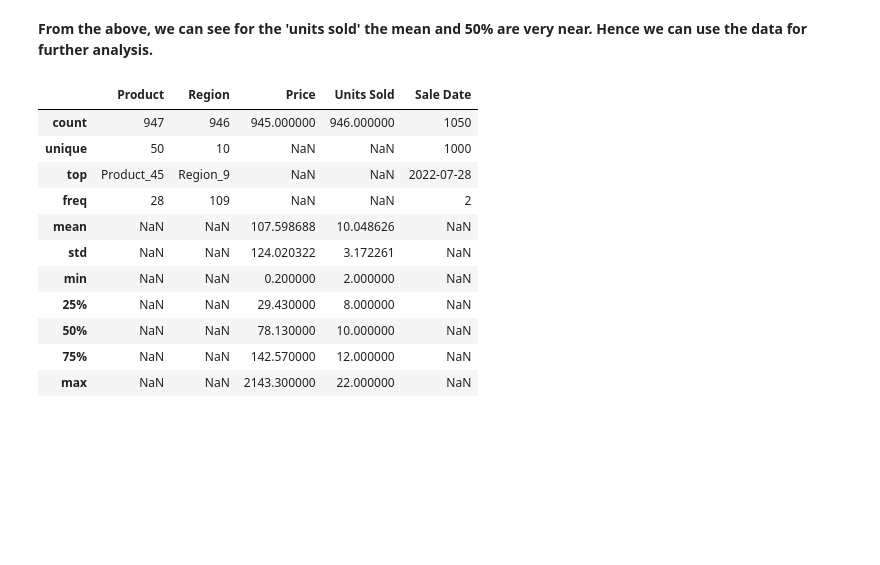
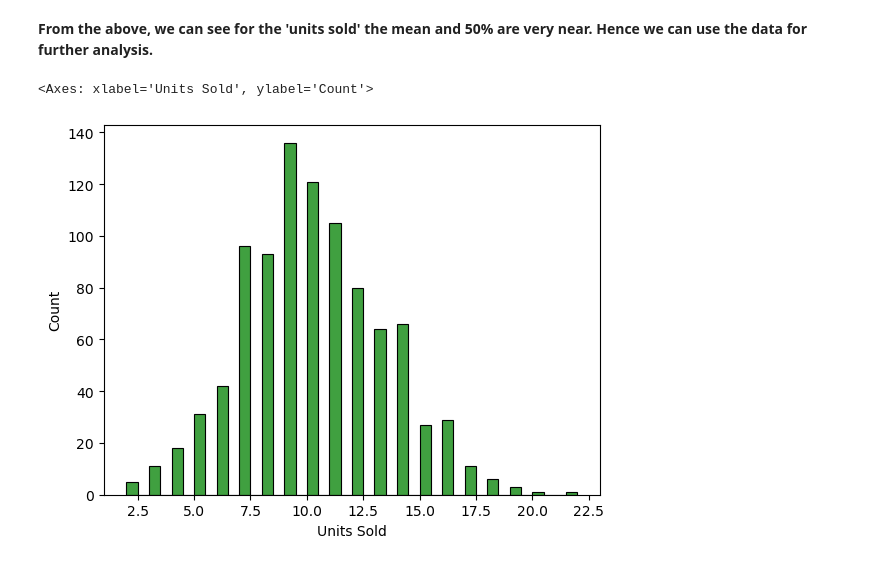
Before and after one commit to sriku2412/schulich_data_science, a Jupyter notebook: Assignment_1__6110_sreekanth_220088993_20230520.ipynb, the cells around one changed output. Saved outputs shown, nothing was run; the diff lists cells and outputs as text; code cells hidden in the pictures; blank space fills up the shorter version.

```diff
--- a/Assignment_1__6110_sreekanth_220088993_20230520.ipynb
+++ b/Assignment_1__6110_sreekanth_220088993_20230520.ipynb
@@ -6,6 +6,6 @@
 import pandas as pd
 import matplotlib.pyplot as plt
 import seaborn as sns
-sales = pd.read_csv(r"https://raw.githubusercontent.com/sriku2412/schulich_data_science/main/sales_data.csv?token=GHSAT0AAAAAACC4WN7ILRCAUNHWB2DLSAIEZDJEPGA")
+sales = pd.read_csv(r"C:\Users\srika\OneDrive\Documents\York\Sem-1 york\MBAN 6110 - Data Science 1\Assignment 1\sales_data.csv")
 sales.describe(include='all')
 # %% [output]
@@ -13,17 +24,7 @@ HTTPError: HTTP Error 404: Not Found
 # %% [markdown]
 **From the above, we can see for the 'units sold' the mean  and 50% are very near. Hence we can use the data for further analysis.**
-# %%
-sales.describe(include='all')
-# %% [output]
-|  | Product | Region | Price | Units Sold | Sale Date |
-| count | 947 | 946 | 945.000000 | 946.000000 | 1050 |
-| unique | 50 | 10 | NaN | NaN | 1000 |
-| top | Product_45 | Region_9 | NaN | NaN | 2022-07-28 |
-| freq | 28 | 109 | NaN | NaN | 2 |
-| mean | NaN | NaN | 107.598688 | 10.048626 | NaN |
-| std | NaN | NaN | 124.020322 | 3.172261 | NaN |
-| min | NaN | NaN | 0.200000 | 2.000000 | NaN |
-| 25% | NaN | NaN | 29.430000 | 8.000000 | NaN |
-| 50% | NaN | NaN | 78.130000 | 10.000000 | NaN |
-| 75% | NaN | NaN | 142.570000 | 12.000000 | NaN |
-| max | NaN | NaN | 2143.300000 | 22.000000 | NaN |
+# %%
+sns.histplot(sales['Units Sold'],color='green',bins=40)
+# %% [output]
+<Axes: xlabel='Units Sold', ylabel='Count'>
+[figure, added]
```
Also changed, not shown: parts of 22 cells of this notebook.
